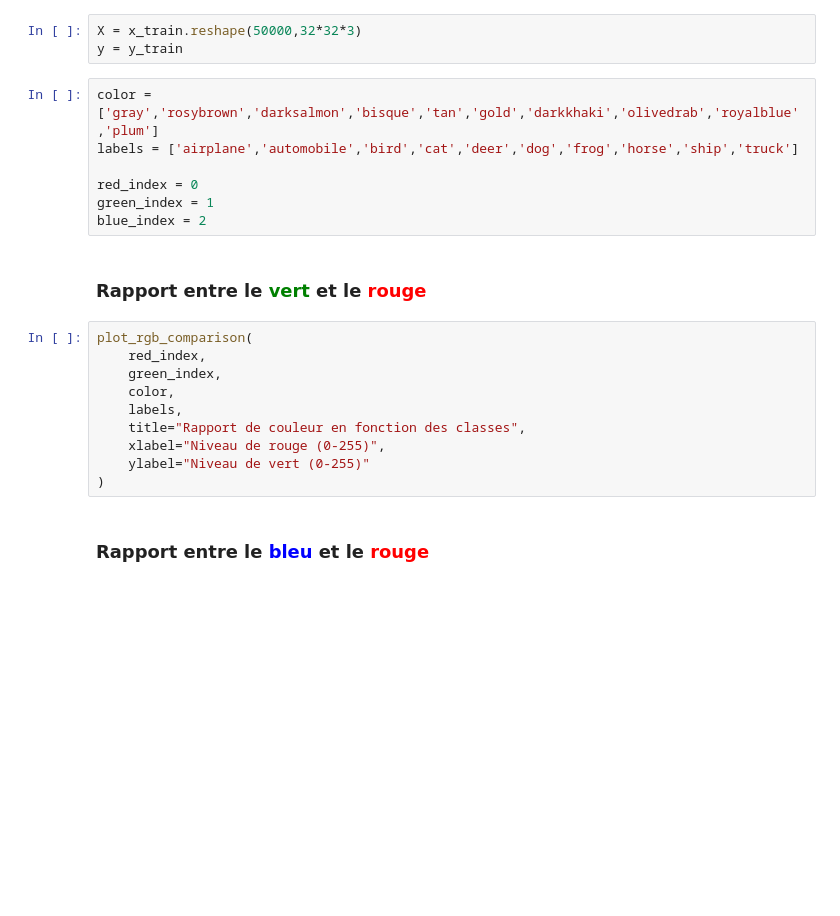
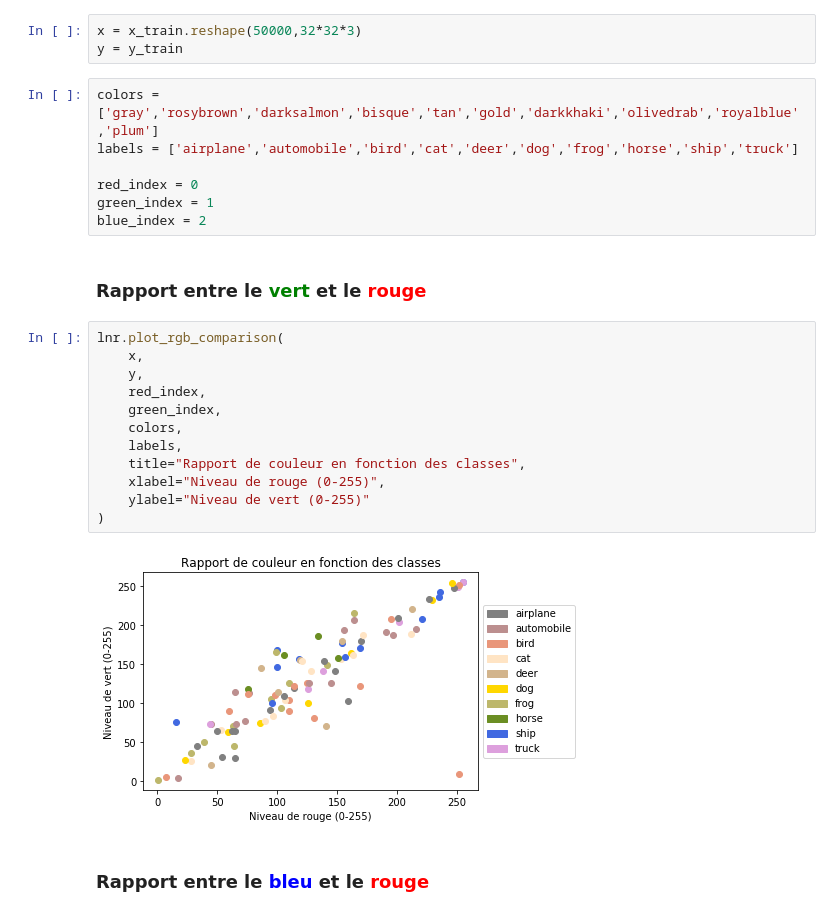
Before and after one commit to hakimMzabi/dl-kaggle-dataset-analysis, a Jupyter notebook: notebooks/linear.ipynb, the cells around one changed output. Cells and saved outputs as stored; diff of their text form; blank space fills up the shorter version.

```diff
--- a/notebooks/linear.ipynb
+++ b/notebooks/linear.ipynb
@@ -54,8 +26,8 @@ def plot_rgb_comparison(abs_index,ord_index,legend_colors,legend_labels,title=No
 # %%
-X = x_train.reshape(50000,32*32*3)
+x = x_train.reshape(50000,32*32*3)
 y = y_train
 # %%
-color = ['gray','rosybrown','darksalmon','bisque','tan','gold','darkkhaki','olivedrab','royalblue','plum']
+colors = ['gray','rosybrown','darksalmon','bisque','tan','gold','darkkhaki','olivedrab','royalblue','plum']
 labels = ['airplane','automobile','bird','cat','deer','dog','frog','horse','ship','truck']
 
 red_index = 0
@@ -64,15 +36,19 @@ blue_index = 2
 # %% [markdown]
 ### Rapport entre le <span style="color:green;">vert</span> et le <span style="color:red;">rouge</span>
 # %%
-plot_rgb_comparison(
+lnr.plot_rgb_comparison(
+    x,
+    y,
     red_index,
     green_index,
-    color,
+    colors,
     labels,
     title="Rapport de couleur en fonction des classes",
     xlabel="Niveau de rouge (0-255)",
     ylabel="Niveau de vert (0-255)"
 )
+# %% [output]
+[figure, added]
 # %% [markdown]
 ### Rapport entre le <span style="color:blue;">bleu</span> et le <span style="color:red;">rouge</span>
 # %%
```
Also changed, not shown: parts of 23 cells of this notebook.
